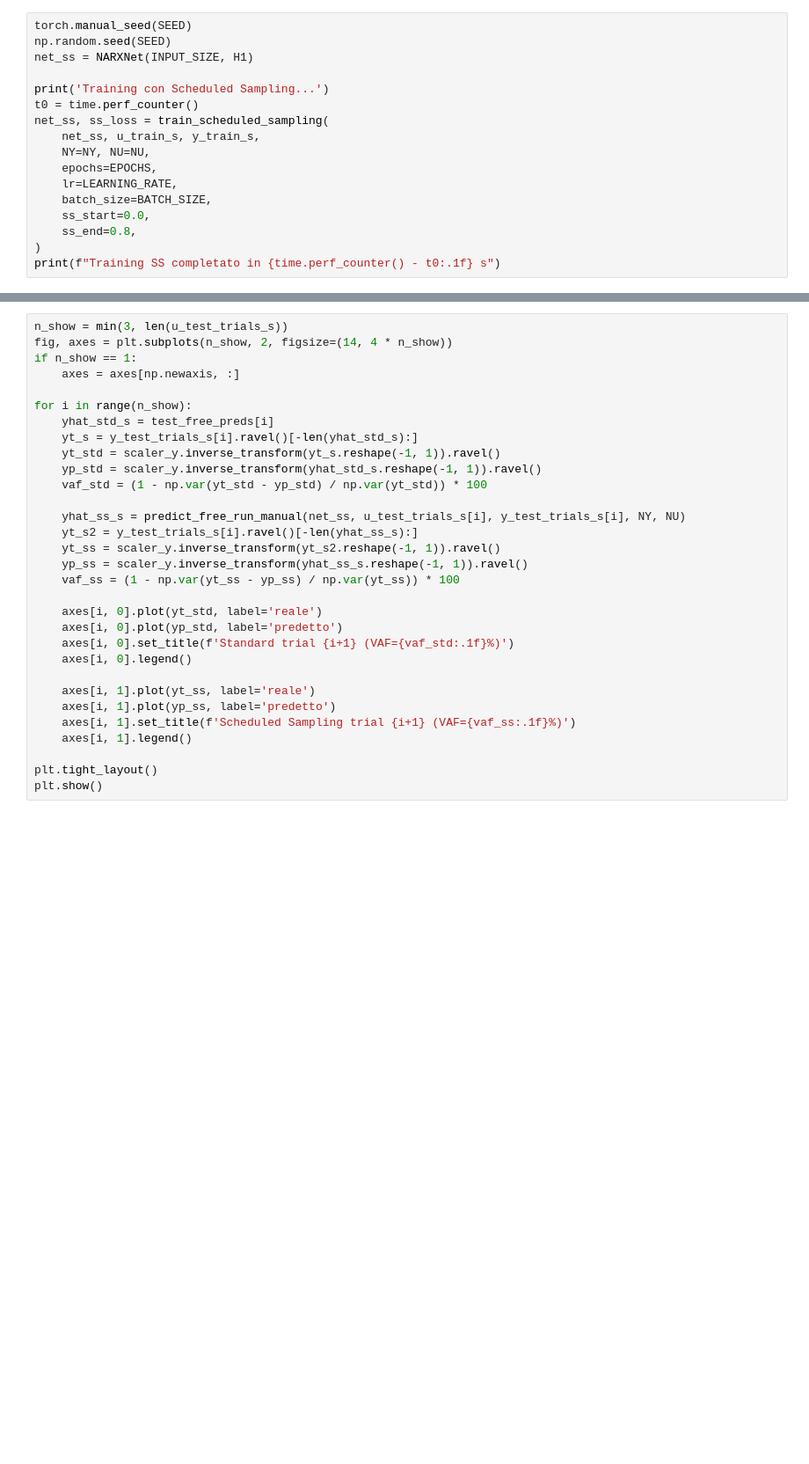
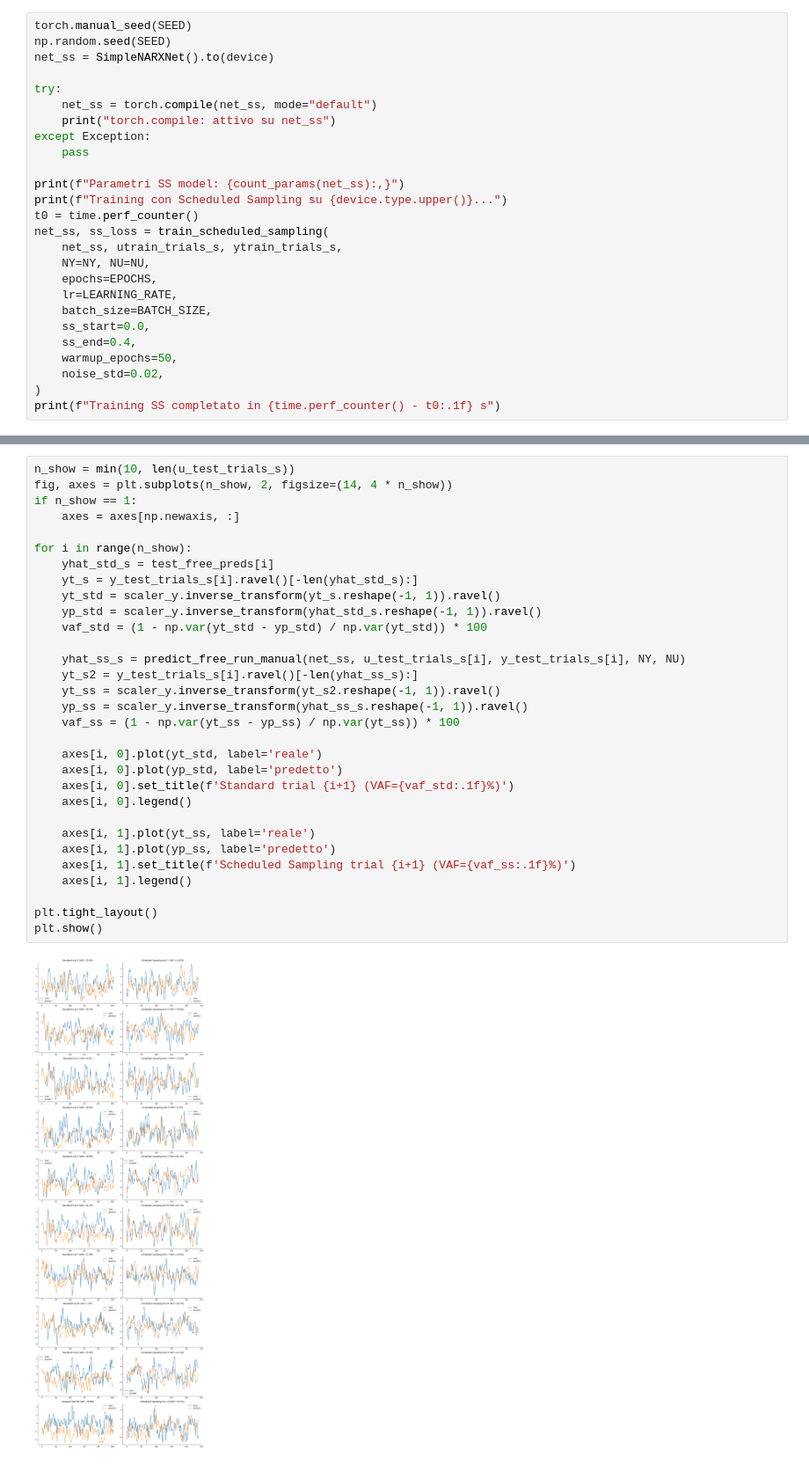
Before and after one commit to FabioBrugia/Project_ML_CV, a Jupyter notebook: Project_SI_MLiCV.ipynb, the cells around one changed output, grey strips where cells are left out. Shown at 88% size. Saved outputs shown, nothing was run; the diff lists cells and outputs as text; blank space fills up the shorter version.

```diff
--- a/Project_SI_MLiCV.ipynb
+++ b/Project_SI_MLiCV.ipynb
@@ -369,18 +491,27 @@ def predict_free_run_manual(net, u_trial_s, y_trial_s, NY, NU):
 # %%
 torch.manual_seed(SEED)
 np.random.seed(SEED)
-net_ss = NARXNet(INPUT_SIZE, H1)
+net_ss = SimpleNARXNet().to(device)
 
-print('Training con Scheduled Sampling...')
+try:
+    net_ss = torch.compile(net_ss, mode="default")
+    print("torch.compile: attivo su net_ss")
+except Exception:
+    pass
+
+print(f"Parametri SS model: {count_params(net_ss):,}")
+print(f"Training con Scheduled Sampling su {device.type.upper()}...")
 t0 = time.perf_counter()
 net_ss, ss_loss = train_scheduled_sampling(
-    net_ss, u_train_s, y_train_s,
+    net_ss, utrain_trials_s, ytrain_trials_s,
     NY=NY, NU=NU,
     epochs=EPOCHS,
     lr=LEARNING_RATE,
     batch_size=BATCH_SIZE,
     ss_start=0.0,
-    ss_end=0.8,
+    ss_end=0.4,
+    warmup_epochs=50,
+    noise_std=0.02,
 )
 print(f"Training SS completato in {time.perf_counter() - t0:.1f} s")
 # %% [output]
@@ -419,31 +554,33 @@ plt.show()
 # %%
-n_show = min(3, len(u_test_trials_s))
+n_show = min(10, len(u_test_trials_s))
 fig, axes = plt.subplots(n_show, 2, figsize=(14, 4 * n_show))
 if n_show == 1:
     axes = axes[np.newaxis, :]
 
 for i in range(n_show):
     yhat_std_s = test_free_preds[i]
     yt_s = y_test_trials_s[i].ravel()[-len(yhat_std_s):]
     yt_std = scaler_y.inverse_transform(yt_s.reshape(-1, 1)).ravel()
     yp_std = scaler_y.inverse_transform(yhat_std_s.reshape(-1, 1)).ravel()
     vaf_std = (1 - np.var(yt_std - yp_std) / np.var(yt_std)) * 100
 
     yhat_ss_s = predict_free_run_manual(net_ss, u_test_trials_s[i], y_test_trials_s[i], NY, NU)
     yt_s2 = y_test_trials_s[i].ravel()[-len(yhat_ss_s):]
     yt_ss = scaler_y.inverse_transform(yt_s2.reshape(-1, 1)).ravel()
     yp_ss = scaler_y.inverse_transform(yhat_ss_s.reshape(-1, 1)).ravel()
     vaf_ss = (1 - np.var(yt_ss - yp_ss) / np.var(yt_ss)) * 100
 
     axes[i, 0].plot(yt_std, label='reale')
     axes[i, 0].plot(yp_std, label='predetto')
     axes[i, 0].set_title(f'Standard trial {i+1} (VAF={vaf_std:.1f}%)')
     axes[i, 0].legend()
 
     axes[i, 1].plot(yt_ss, label='reale')
     axes[i, 1].plot(yp_ss, label='predetto')
     axes[i, 1].set_title(f'Scheduled Sampling trial {i+1} (VAF={vaf_ss:.1f}%)')
     axes[i, 1].legend()
 
 plt.tight_layout()
 plt.show()
+# %% [output]
+[figure, added]
```
Also changed, not shown: parts of 14 cells of this notebook.
